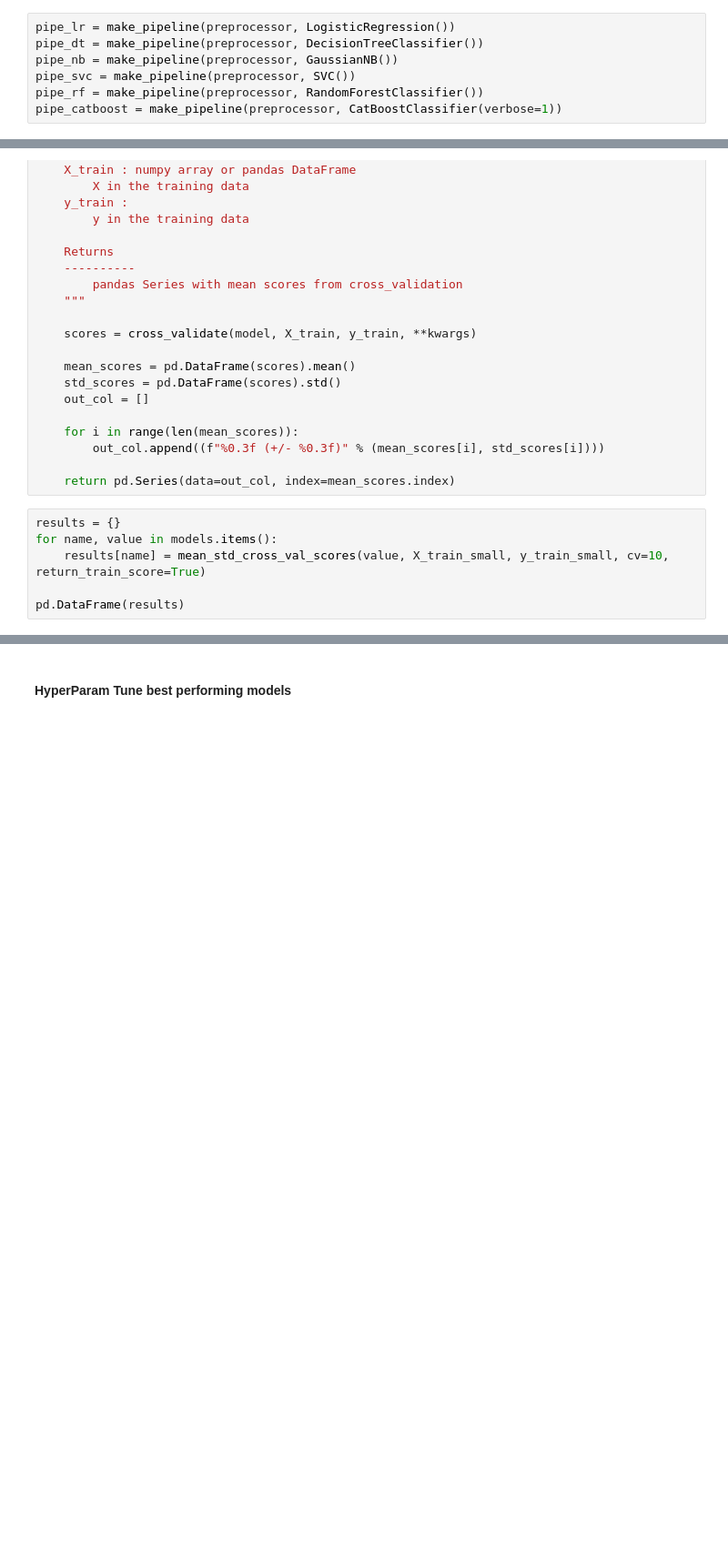
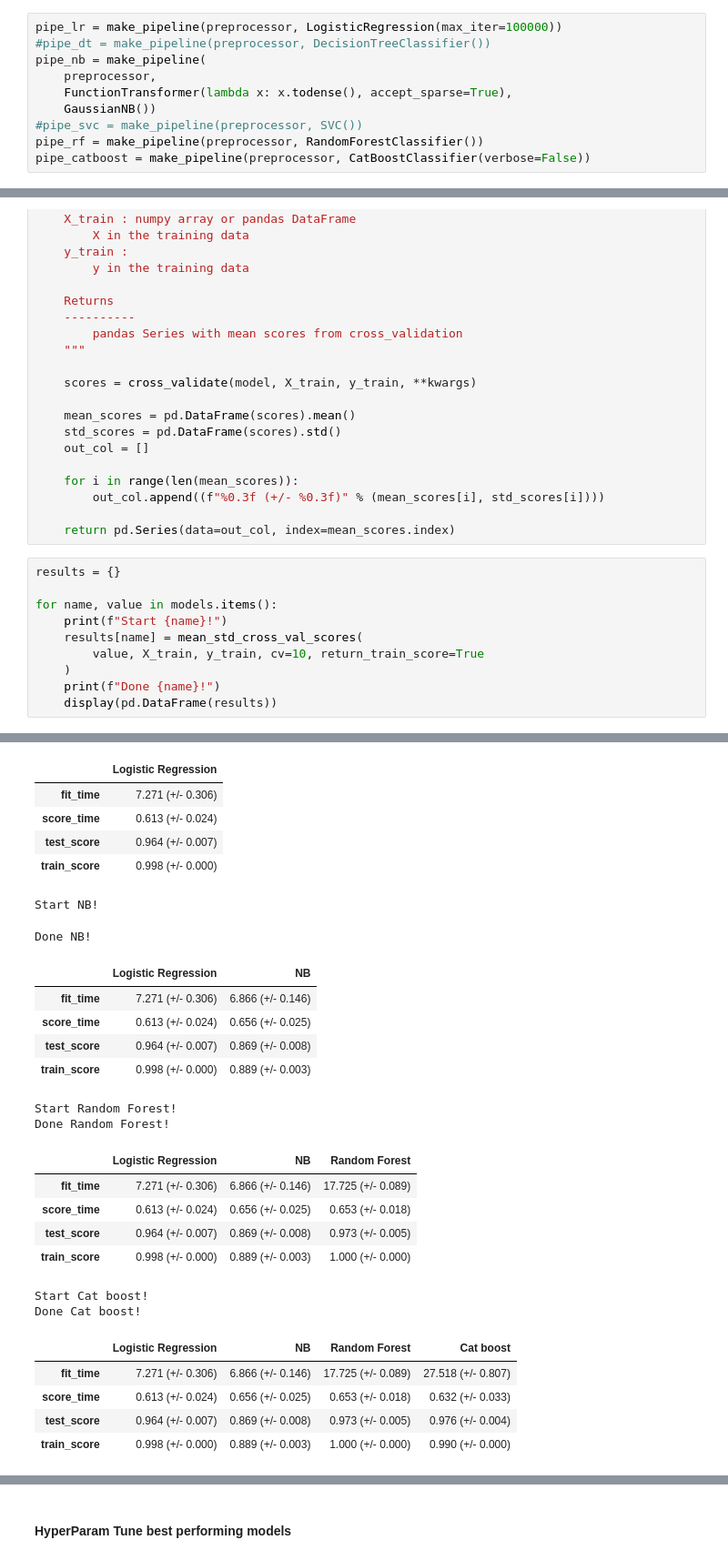
Before and after one commit to utkarshsaboo45/Fake-News, a Jupyter notebook: notebooks/model.ipynb, the cells around one changed output, grey strips where cells are left out. Shown at 91% size. Drawn from its saved outputs; the diff is of its cells as text; blank space fills up the shorter version.

```diff
--- a/notebooks/model.ipynb
+++ b/notebooks/model.ipynb
@@ -501,10 +554,13 @@ __Split into Training and Validation data__
 # %% [markdown]
 #### Base models
 # %%
-pipe_lr = make_pipeline(preprocessor, LogisticRegression())
-pipe_dt = make_pipeline(preprocessor, DecisionTreeClassifier())
-pipe_nb = make_pipeline(preprocessor, GaussianNB())
-pipe_svc = make_pipeline(preprocessor, SVC())
+pipe_lr = make_pipeline(preprocessor, LogisticRegression(max_iter=100000))
+#pipe_dt = make_pipeline(preprocessor, DecisionTreeClassifier())
+pipe_nb = make_pipeline(
+    preprocessor,
+    FunctionTransformer(lambda x: x.todense(), accept_sparse=True),
+    GaussianNB())
+#pipe_svc = make_pipeline(preprocessor, SVC())
 pipe_rf = make_pipeline(preprocessor, RandomForestClassifier())
-pipe_catboost = make_pipeline(preprocessor, CatBoostClassifier(verbose=1))
+pipe_catboost = make_pipeline(preprocessor, CatBoostClassifier(verbose=False))
 # %%
@@ -547,7 +603,12 @@ def mean_std_cross_val_scores(model, X_train, y_train, **kwargs):
     return pd.Series(data=out_col, index=mean_scores.index)
 # %%
 results = {}
+
 for name, value in models.items():
-    results[name] = mean_std_cross_val_scores(value, X_train_small, y_train_small, cv=10, return_train_score=True)
-
-pd.DataFrame(results)
+    print(f"Start {name}!")
+    results[name] = mean_std_cross_val_scores(
+        value, X_train, y_train, cv=10, return_train_score=True
+    )
+    print(f"Done {name}!")
+    display(pd.DataFrame(results))
+# %% [output]
@@ -553,0 +617,26 @@ pd.DataFrame(results)
+|  | Logistic Regression |
+| fit_time | 7.271 (+/- 0.306) |
+| score_time | 0.613 (+/- 0.024) |
+| test_score | 0.964 (+/- 0.007) |
+| train_score | 0.998 (+/- 0.000) |
+Start NB!
+Done NB!
+|  | Logistic Regression | NB |
+| fit_time | 7.271 (+/- 0.306) | 6.866 (+/- 0.146) |
+| score_time | 0.613 (+/- 0.024) | 0.656 (+/- 0.025) |
+| test_score | 0.964 (+/- 0.007) | 0.869 (+/- 0.008) |
+| train_score | 0.998 (+/- 0.000) | 0.889 (+/- 0.003) |
+Start Random Forest!
+Done Random Forest!
+|  | Logistic Regression | NB | Random Forest |
+| fit_time | 7.271 (+/- 0.306) | 6.866 (+/- 0.146) | 17.725 (+/- 0.089) |
+| score_time | 0.613 (+/- 0.024) | 0.656 (+/- 0.025) | 0.653 (+/- 0.018) |
+| test_score | 0.964 (+/- 0.007) | 0.869 (+/- 0.008) | 0.973 (+/- 0.005) |
+| train_score | 0.998 (+/- 0.000) | 0.889 (+/- 0.003) | 1.000 (+/- 0.000) |
+Start Cat boost!
+Done Cat boost!
+|  | Logistic Regression | NB | Random Forest | Cat boost |
+| fit_time | 7.271 (+/- 0.306) | 6.866 (+/- 0.146) | 17.725 (+/- 0.089) | 27.518 (+/- 0.807) |
+| score_time | 0.613 (+/- 0.024) | 0.656 (+/- 0.025) | 0.653 (+/- 0.018) | 0.632 (+/- 0.033) |
+| test_score | 0.964 (+/- 0.007) | 0.869 (+/- 0.008) | 0.973 (+/- 0.005) | 0.976 (+/- 0.004) |
+| train_score | 0.998 (+/- 0.000) | 0.889 (+/- 0.003) | 1.000 (+/- 0.000) | 0.990 (+/- 0.000) |
```
Also changed, not shown: parts of 12 cells of this notebook.
